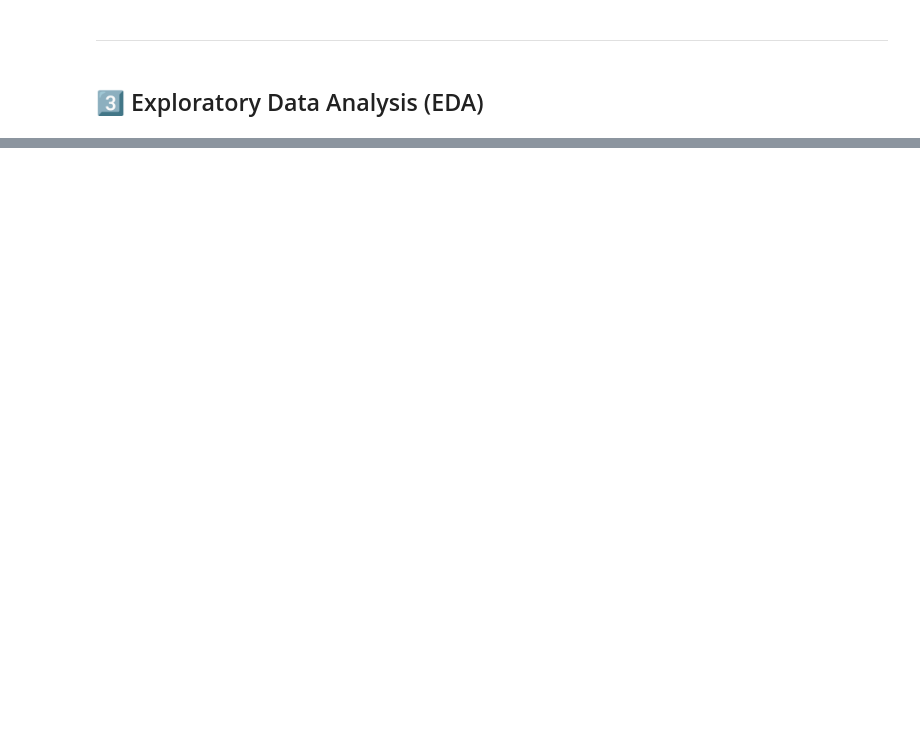
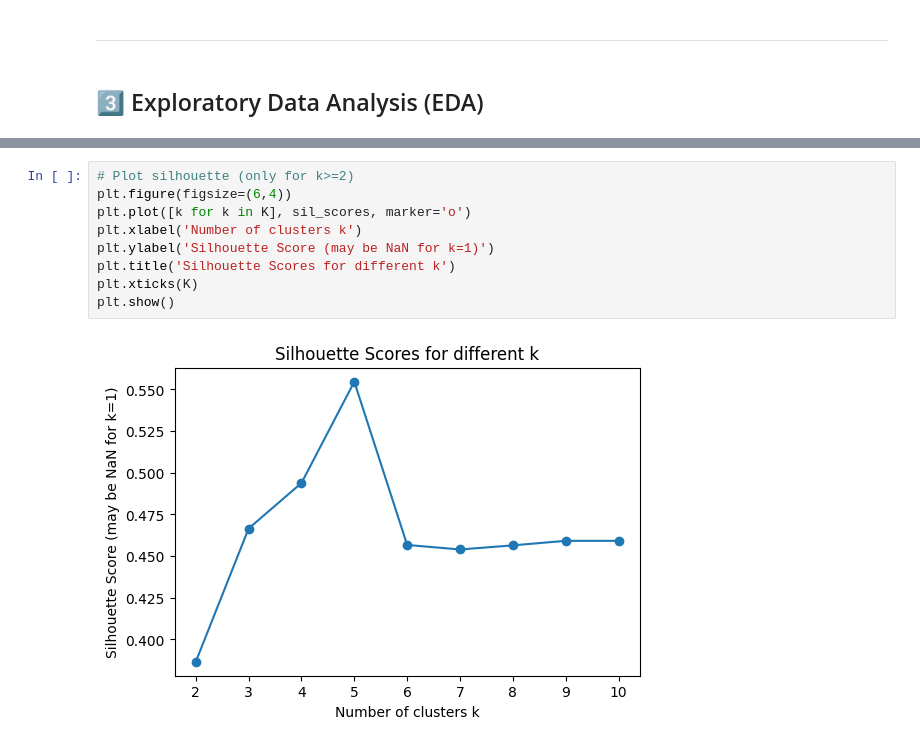
Before and after one commit to AbdelrahmanMostafa33/Customer-Segmentation, a Jupyter notebook: notebooks/Customer Segmentation.ipynb, the cells around one changed output, grey strips where cells are left out. Drawn from its saved outputs; the diff is of its cells as text; blank space fills up the shorter version.

```diff
--- a/notebooks/Customer Segmentation.ipynb
+++ b/notebooks/Customer Segmentation.ipynb
@@ -323,0 +176,11 @@ plt.show()
+# %%
+# Plot silhouette (only for k>=2)
+plt.figure(figsize=(6,4))
+plt.plot([k for k in K], sil_scores, marker='o')
+plt.xlabel('Number of clusters k')
+plt.ylabel('Silhouette Score (may be NaN for k=1)')
+plt.title('Silhouette Scores for different k')
+plt.xticks(K)
+plt.show()
+# %% [output]
+[figure, added]
```
Also changed, not shown: parts of 56 cells of this notebook, 1 other file.
